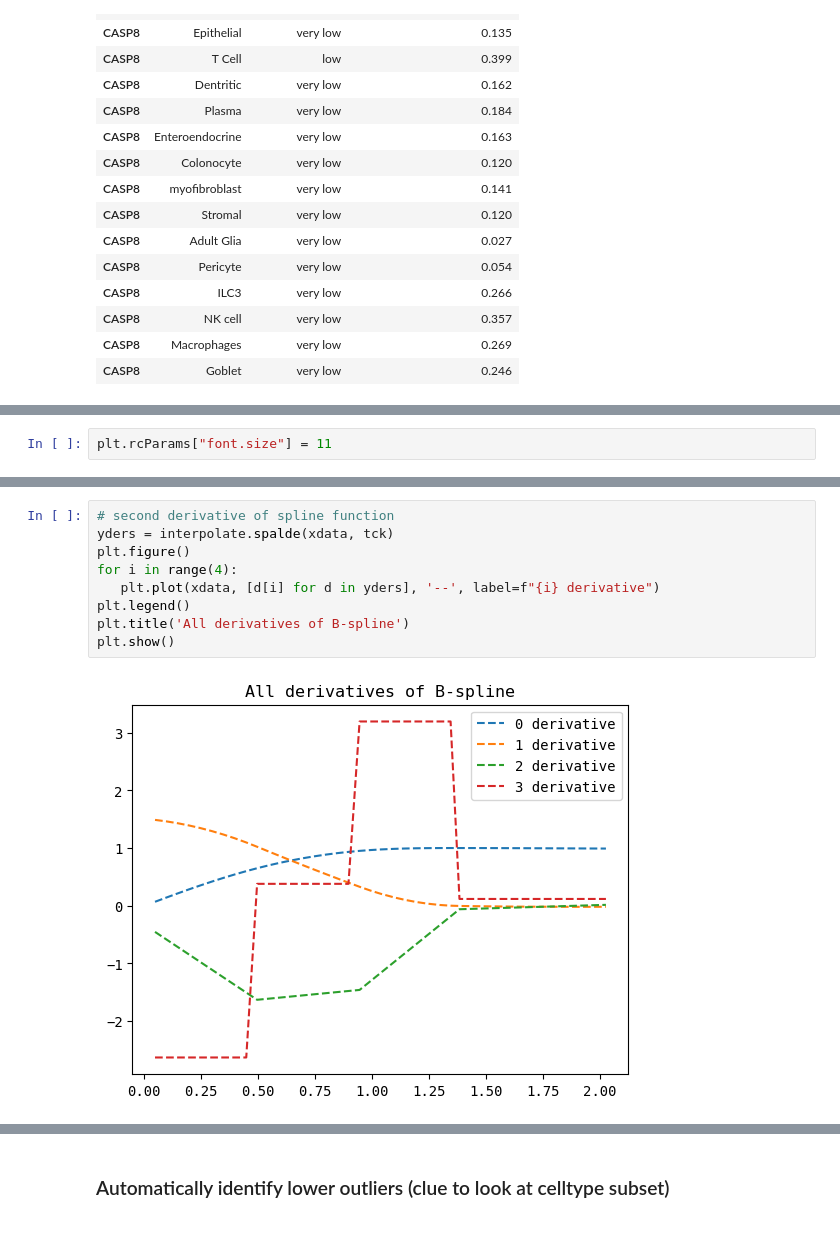
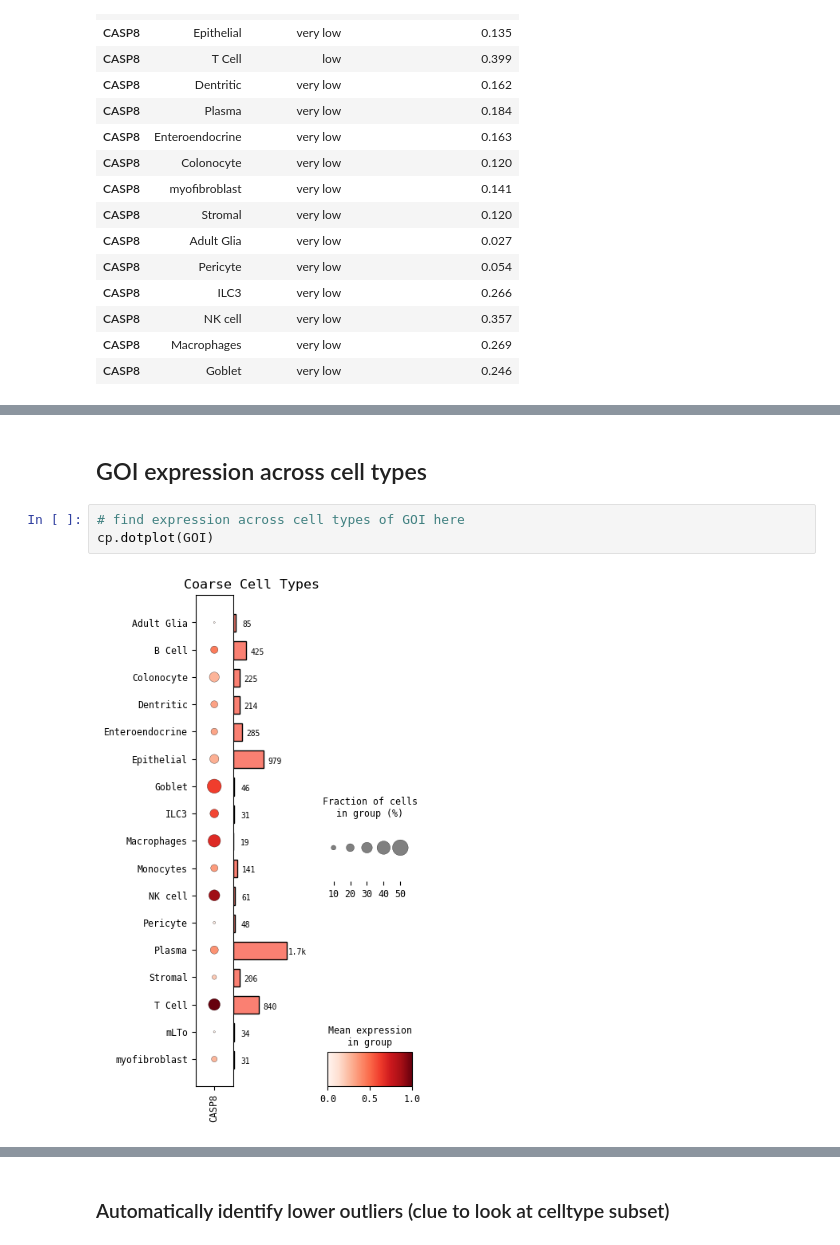
Before and after one commit to chickaroo/genereporter, a Jupyter notebook: src/pipeline.ipynb, the cells around one changed output, grey strips where cells are left out. Cells and saved outputs as stored; diff of their text form.

```diff
--- a/src/pipeline.ipynb
+++ b/src/pipeline.ipynb
@@ -47,2 +63,0 @@ cp.plot_expressions(GOI, cell_type, show_summary=False)
-# %%
-plt.rcParams["font.size"] = 11
@@ -222,11 +64,7 @@ plt.show()
-# %%
-# second derivative of spline function
-yders = interpolate.spalde(xdata, tck)
-plt.figure()
-for i in range(4):
-   plt.plot(xdata, [d[i] for d in yders], '--', label=f"{i} derivative")
-plt.legend()
-plt.title('All derivatives of B-spline')
-plt.show()
-# %% [output]
-[figure, removed]
+# %% [markdown]
+## GOI expression across cell types
+# %%
+# find expression across cell types of GOI here
+cp.dotplot(GOI)
+# %% [output]
+[figure, added]
```
Also changed, not shown: parts of 32 cells of this notebook, 6 other files.
